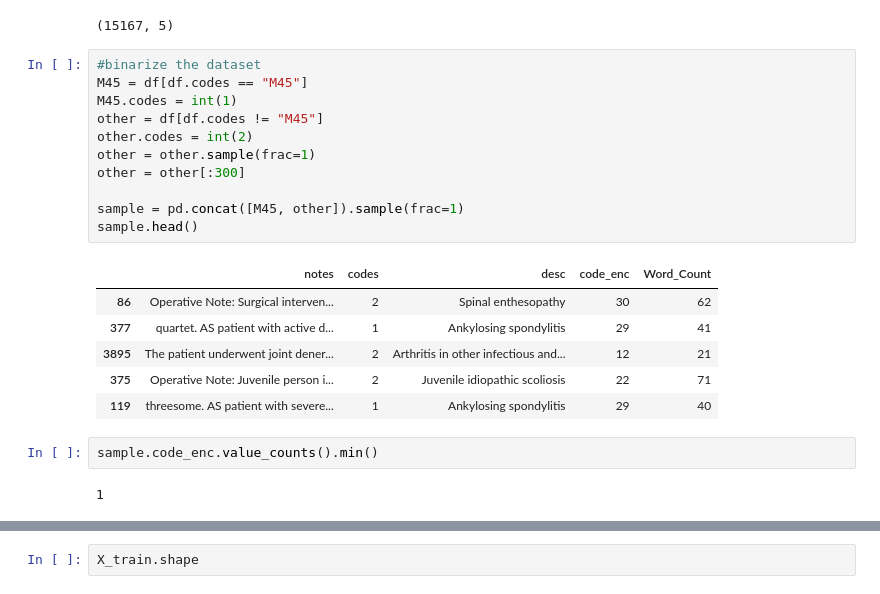
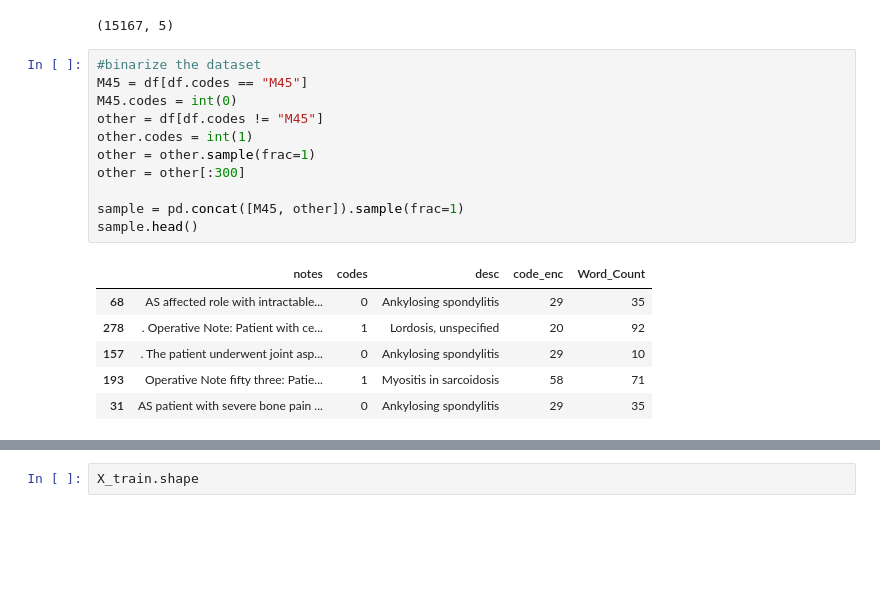
Before and after one commit to Nielspace/MedicalLM, a Jupyter notebook: Model Comparison.ipynb, the cells around one changed output, grey strips where cells are left out. Drawn from its saved outputs; the diff is of its cells as text; blank space fills up the shorter version.

```diff
--- a/Model Comparison.ipynb
+++ b/Model Comparison.ipynb
@@ -75,22 +75,18 @@ df.shape
 # %%
 #binarize the dataset
 M45 = df[df.codes == "M45"]
-M45.codes = int(1)
+M45.codes = int(0)
 other = df[df.codes != "M45"]
-other.codes = int(2)
+other.codes = int(1)
 other = other.sample(frac=1)
 other = other[:300]
 
 sample = pd.concat([M45, other]).sample(frac=1)
 sample.head()
 # %% [output]
 |  | notes | codes | desc | code_enc | Word_Count |
-| 86 | Operative Note: Surgical interven... | 2 | Spinal enthesopathy | 30 | 62 |
-| 377 | quartet. AS patient with active d... | 1 | Ankylosing spondylitis | 29 | 41 |
-| 3895 | The patient underwent joint dener... | 2 | Arthritis in other infectious and... | 12 | 21 |
-| 375 | Operative Note: Juvenile person i... | 2 | Juvenile idiopathic scoliosis | 22 | 71 |
-| 119 | threesome. AS patient with severe... | 1 | Ankylosing spondylitis | 29 | 40 |
+| 68 | AS affected role with intractable... | 0 | Ankylosing spondylitis | 29 | 35 |
+| 278 | . Operative Note: Patient with ce... | 1 | Lordosis, unspecified | 20 | 92 |
+| 157 | . The patient underwent joint asp... | 0 | Ankylosing spondylitis | 29 | 10 |
+| 193 | Operative Note fifty three: Patie... | 1 | Myositis in sarcoidosis | 58 | 71 |
+| 31 | AS patient with severe bone pain ... | 0 | Ankylosing spondylitis | 29 | 35 |
-# %%
-sample.code_enc.value_counts().min()
-# %% [output]
-1
```
Also changed, not shown: parts of 29 cells of this notebook, 2 other files.
